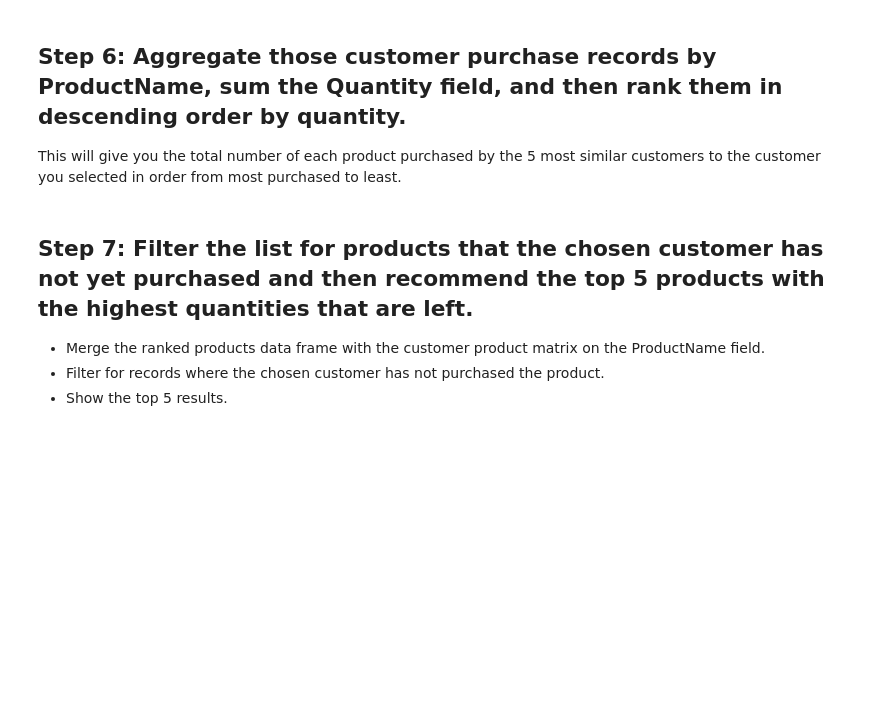
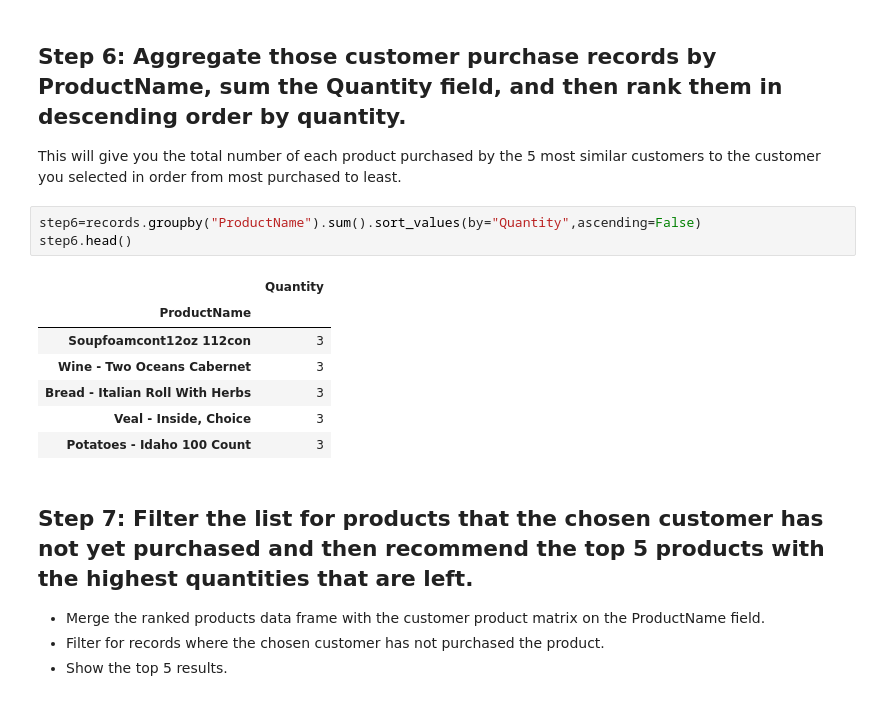
Before and after one commit to Joycelili/datamad0820, a Jupyter notebook: module-2/lab-intro-recommender-systems/your-code/main.ipynb, the cells around one changed output. Drawn from its saved outputs; the diff is of its cells as text; blank space fills up the shorter version.

```diff
--- a/module-2/lab-intro-recommender-systems/your-code/main.ipynb
+++ b/module-2/lab-intro-recommender-systems/your-code/main.ipynb
@@ -73,6 +101,17 @@ distances.head()
 ## Step 6: Aggregate those customer purchase records by ProductName, sum the Quantity field, and then rank them in descending order by quantity.
 
 This will give you the total number of each product purchased by the 5 most similar customers to the customer you selected in order from most purchased to least.
+# %%
+step6=records.groupby("ProductName").sum().sort_values(by="Quantity",ascending=False)
+step6.head()
+# %% [output]
+|  | Quantity |
+| ProductName |  |
+| Soupfoamcont12oz 112con | 3 |
+| Wine - Two Oceans Cabernet | 3 |
+| Bread - Italian Roll With Herbs | 3 |
+| Veal - Inside, Choice | 3 |
+| Potatoes - Idaho 100 Count | 3 |
 # %% [markdown]
 ## Step 7: Filter the list for products that the chosen customer has not yet purchased and then recommend the top 5 products with the highest quantities that are left.
 
```
Also changed, not shown: parts of 6 cells of this notebook.
